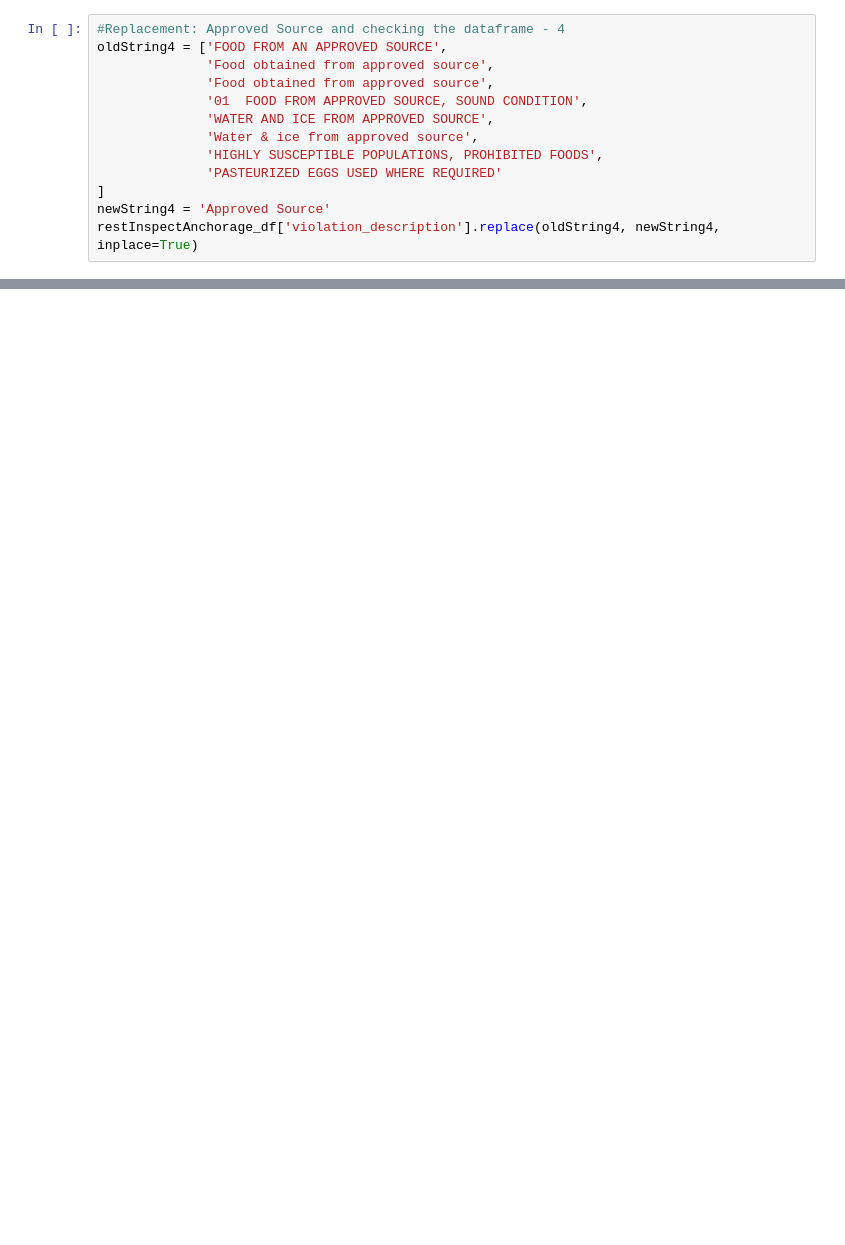
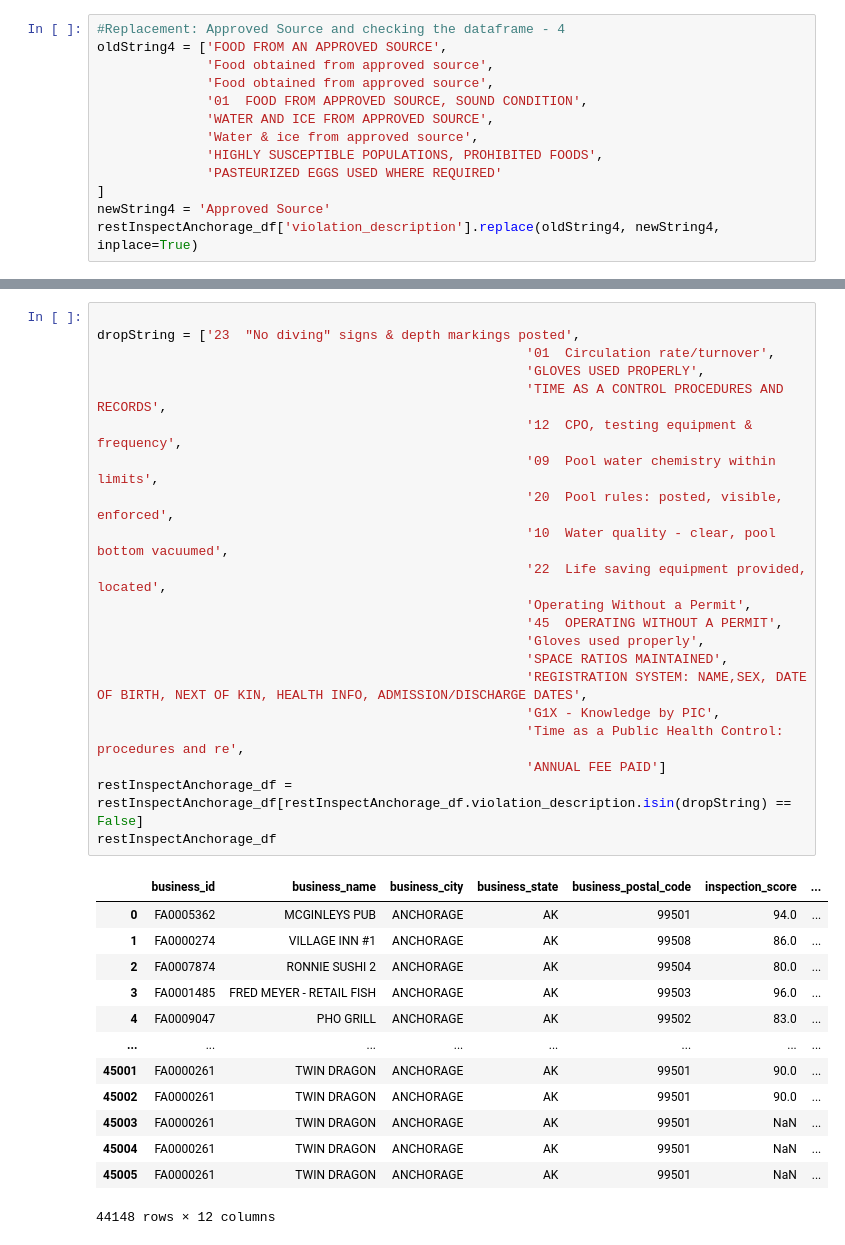
Before and after one commit to jrthompson25/Capstone-Project, a Jupyter notebook: Notebooks/capstone_restaurant_inspections_anchorage.ipynb, the cells around one changed output, grey strips where cells are left out. Cells and saved outputs as stored; diff of their text form; blank space fills up the shorter version.

```diff
--- a/Notebooks/capstone_restaurant_inspections_anchorage.ipynb
+++ b/Notebooks/capstone_restaurant_inspections_anchorage.ipynb
@@ -343,0 +1004,35 @@ restInspectAnchorage_df['violation_description'].unique()
+# %%
+
+dropString = ['23  "No diving" signs & depth markings posted',
+                                                       '01  Circulation rate/turnover',
+                                                       'GLOVES USED PROPERLY',
+                                                       'TIME AS A CONTROL PROCEDURES AND RECORDS',
+                                                       '12  CPO, testing equipment & frequency',
+                                                       '09  Pool water chemistry within limits',
+                                                       '20  Pool rules: posted, visible, enforced',
+                                                       '10  Water quality - clear, pool bottom vacuumed',
+                                                       '22  Life saving equipment provided, located',
+                                                       'Operating Without a Permit',
+                                                       '45  OPERATING WITHOUT A PERMIT',
+                                                       'Gloves used properly',
+                                                       'SPACE RATIOS MAINTAINED',
+                                                       'REGISTRATION SYSTEM: NAME,SEX, DATE OF BIRTH, NEXT OF KIN, HEALTH INFO, ADMISSION/DISCHARGE DATES',
+                                                       'G1X - Knowledge by PIC',
+                                                       'Time as a Public Health Control: procedures and re',
+                                                       'ANNUAL FEE PAID']
+restInspectAnchorage_df = restInspectAnchorage_df[restInspectAnchorage_df.violation_description.isin(dropString) == False]
+restInspectAnchorage_df
+# %% [output]
+|  | business_id | business_name | business_city | business_state | business_postal_code | inspection_score | ... |
+| 0 | FA0005362 | MCGINLEYS PUB | ANCHORAGE | AK | 99501 | 94.0 | ... |
+| 1 | FA0000274 | VILLAGE INN #1 | ANCHORAGE | AK | 99508 | 86.0 | ... |
+| 2 | FA0007874 | RONNIE SUSHI 2 | ANCHORAGE | AK | 99504 | 80.0 | ... |
+| 3 | FA0001485 | FRED MEYER - RETAIL FISH | ANCHORAGE | AK | 99503 | 96.0 | ... |
+| 4 | FA0009047 | PHO GRILL | ANCHORAGE | AK | 99502 | 83.0 | ... |
+| ... | ... | ... | ... | ... | ... | ... | ... |
+| 45001 | FA0000261 | TWIN DRAGON | ANCHORAGE | AK | 99501 | 90.0 | ... |
+| 45002 | FA0000261 | TWIN DRAGON | ANCHORAGE | AK | 99501 | 90.0 | ... |
+| 45003 | FA0000261 | TWIN DRAGON | ANCHORAGE | AK | 99501 | NaN | ... |
+| 45004 | FA0000261 | TWIN DRAGON | ANCHORAGE | AK | 99501 | NaN | ... |
+| 45005 | FA0000261 | TWIN DRAGON | ANCHORAGE | AK | 99501 | NaN | ... |
+44148 rows × 12 columns
```
Also changed, not shown: parts of 55 cells of this notebook.
